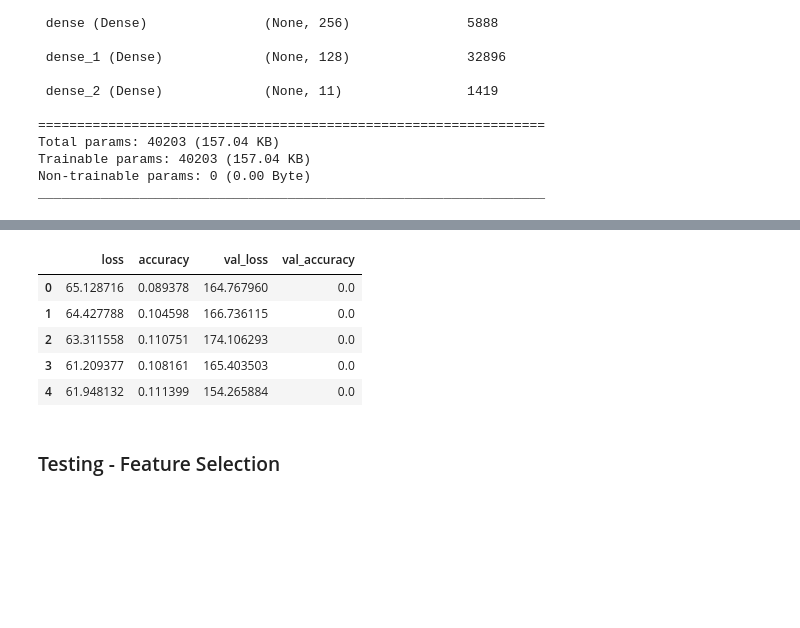
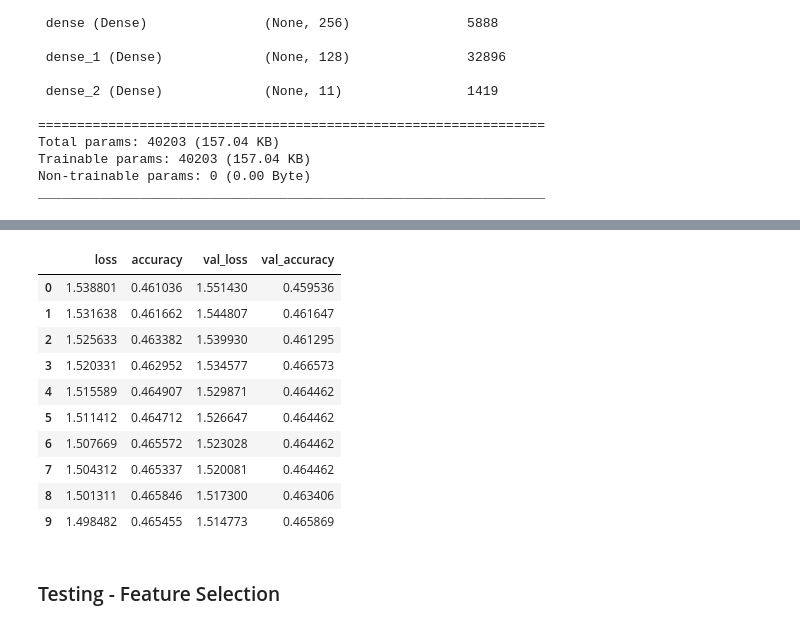
Before and after one commit to ynackash/genre-classification, a Jupyter notebook: notebooks/NN.ipynb, the cells around one changed output, grey strips where cells are left out. Cells and saved outputs as stored; diff of their text form; code cells hidden in the pictures; blank space fills up the shorter version.

```diff
--- a/notebooks/NN.ipynb
+++ b/notebooks/NN.ipynb
@@ -365,6 +373,6 @@ history2 = model2.fit(
 # Convert the return value into a DataFrame so we can see the train loss
 # and binary accuracy after every epoch.
 history2 = pd.DataFrame(history2.history)
-display(history)
+display(history2)
 # %% [output]
 Epoch 1/10
@@ -390,9 +398,14 @@ Epoch 10/10
 |  | loss | accuracy | val_loss | val_accuracy |
-| 0 | 65.128716 | 0.089378 | 164.767960 | 0.0 |
-| 1 | 64.427788 | 0.104598 | 166.736115 | 0.0 |
-| 2 | 63.311558 | 0.110751 | 174.106293 | 0.0 |
-| 3 | 61.209377 | 0.108161 | 165.403503 | 0.0 |
-| 4 | 61.948132 | 0.111399 | 154.265884 | 0.0 |
+| 0 | 1.538801 | 0.461036 | 1.551430 | 0.459536 |
+| 1 | 1.531638 | 0.461662 | 1.544807 | 0.461647 |
+| 2 | 1.525633 | 0.463382 | 1.539930 | 0.461295 |
+| 3 | 1.520331 | 0.462952 | 1.534577 | 0.466573 |
+| 4 | 1.515589 | 0.464907 | 1.529871 | 0.464462 |
+| 5 | 1.511412 | 0.464712 | 1.526647 | 0.464462 |
+| 6 | 1.507669 | 0.465572 | 1.523028 | 0.464462 |
+| 7 | 1.504312 | 0.465337 | 1.520081 | 0.464462 |
+| 8 | 1.501311 | 0.465846 | 1.517300 | 0.463406 |
+| 9 | 1.498482 | 0.465455 | 1.514773 | 0.465869 |
 # %% [markdown]
 ### Testing - Feature Selection
 # %%
```
Also changed, not shown: parts of 8 cells of this notebook.
